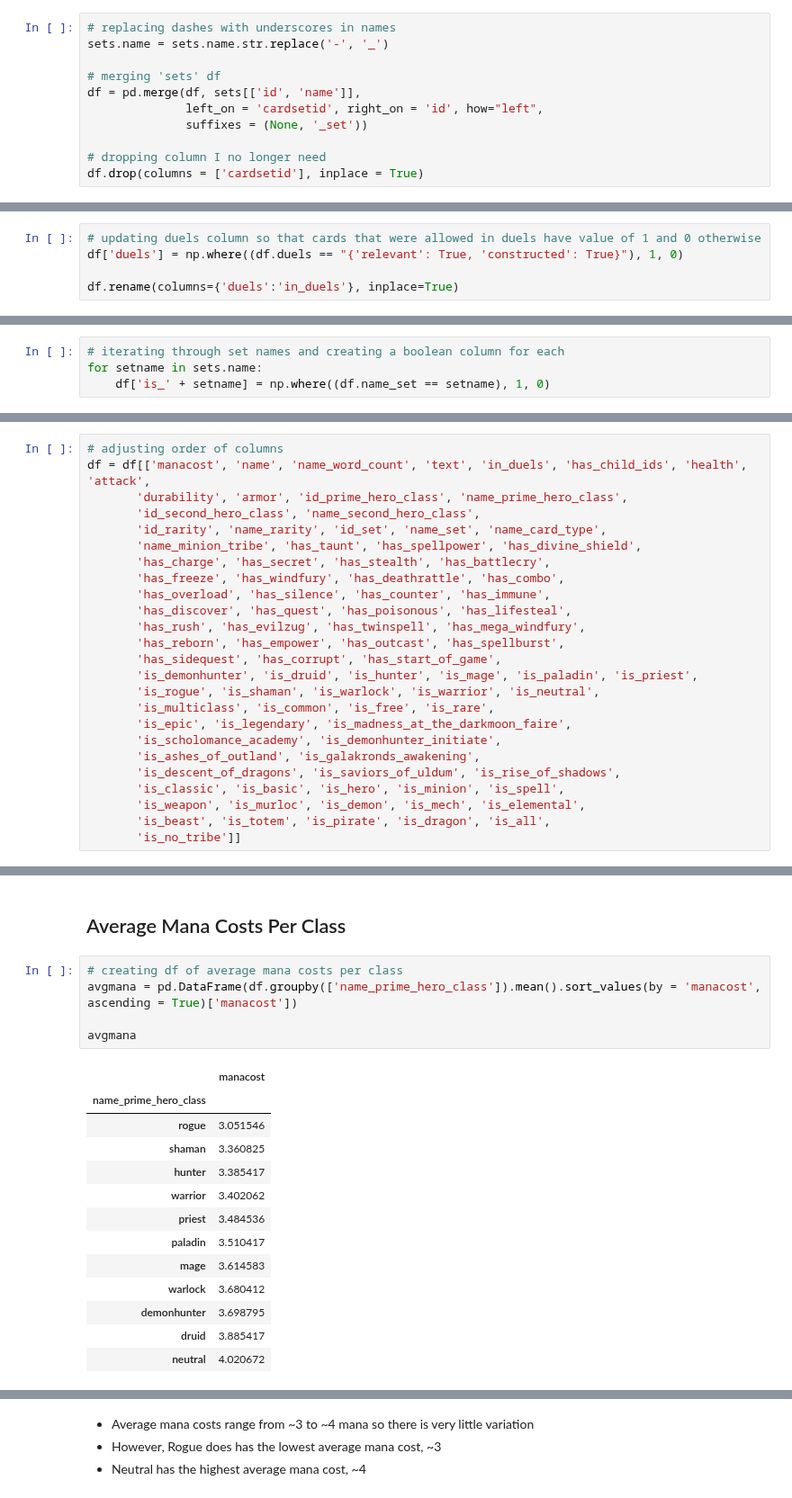
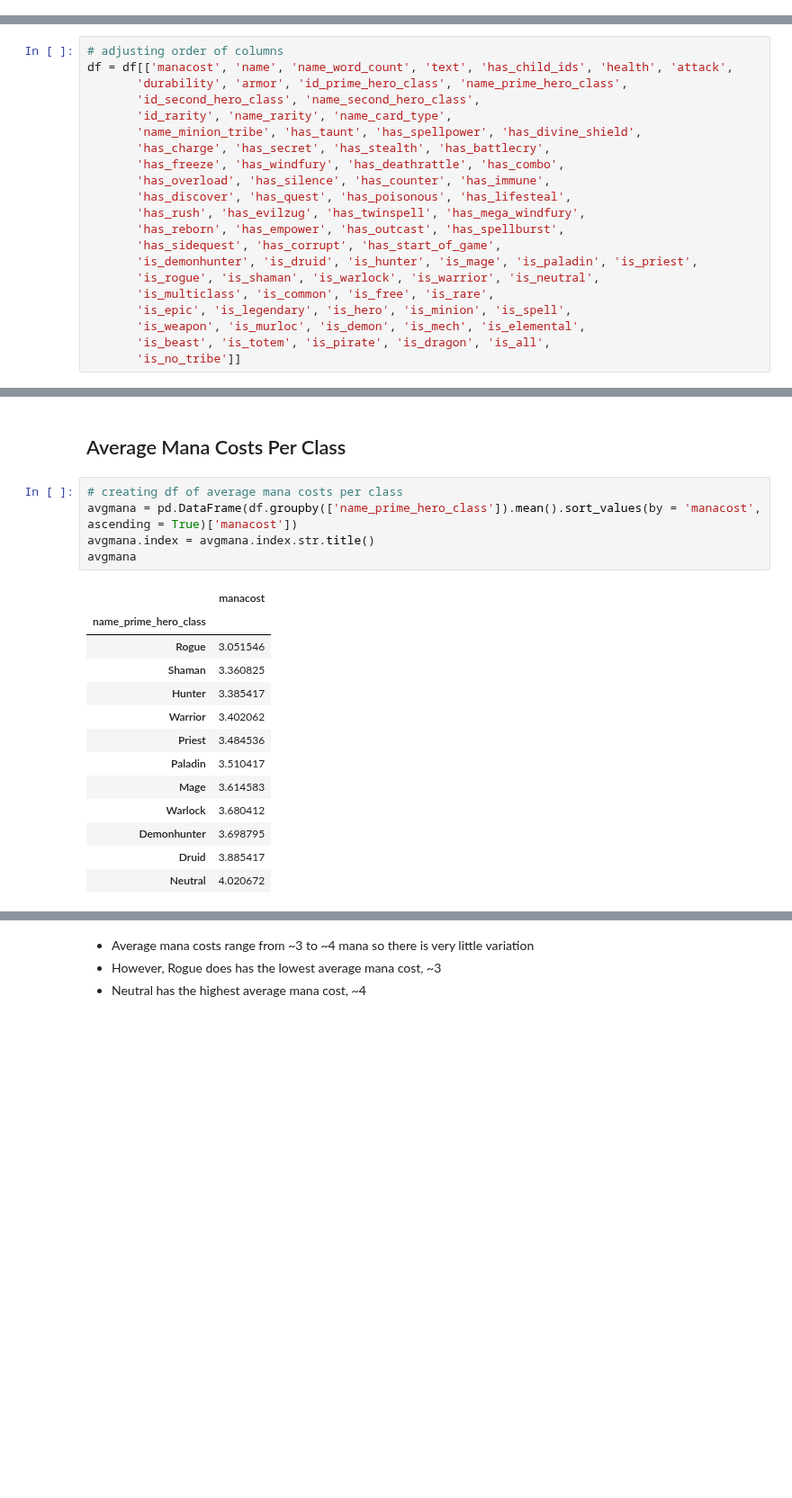
Before and after one commit to SamuelD-Data/hearthstone_project, a Jupyter notebook: hearthstone_project_notebook.ipynb, the cells around one changed output, grey strips where cells are left out. Shown at 90% size. Drawn from its saved outputs; the diff is of its cells as text; blank space fills up the shorter version.

Commit message:
removed "sets" data and "duels" variable

```diff
--- a/hearthstone_project_notebook.ipynb
+++ b/hearthstone_project_notebook.ipynb
@@ -139,14 +134,3 @@ df.drop(columns = ['rarityid'], inplace = True)
-# %%
-# replacing dashes with underscores in names
-sets.name = sets.name.str.replace('-', '_')
-
-# merging 'sets' df
-df = pd.merge(df, sets[['id', 'name']],
-              left_on = 'cardsetid', right_on = 'id', how="left",
-              suffixes = (None, '_set'))
-
-# dropping column I no longer need
-df.drop(columns = ['cardsetid'], inplace = True)
 # %% [markdown]
 ### Merging 'ctypes' DF
 # %%
@@ -293,8 +282,3 @@ Name: duels, dtype: int64
-# %%
-# updating duels column so that cards that were allowed in duels have value of 1 and 0 otherwise
-df['duels'] = np.where((df.duels == "{'relevant': True, 'constructed': True}"), 1, 0)
-
-df.rename(columns={'duels':'in_duels'}, inplace=True)
 # %% [markdown]
 ### Addressing nulls in 'id_minion_type', and 'slug_minion_type' columns
 # %%
@@ -436,7 +442,3 @@ for level in rarities.name:
-# %%
-# iterating through set names and creating a boolean column for each
-for setname in sets.name:
-    df['is_' + setname] = np.where((df.name_set == setname), 1, 0)
 # %% [markdown]
 ### Creating boolean columns for card type
 # %%
@@ -491,10 +493,10 @@ df['name_word_count'] = df.name.apply(lambda x: len(str(x).split(' ')))
 ### Adjusting column order
 # %%
 # adjusting order of columns
-df = df[['manacost', 'name', 'name_word_count', 'text', 'in_duels', 'has_child_ids', 'health', 'attack',
+df = df[['manacost', 'name', 'name_word_count', 'text', 'has_child_ids', 'health', 'attack',
        'durability', 'armor', 'id_prime_hero_class', 'name_prime_hero_class',
        'id_second_hero_class', 'name_second_hero_class',
-       'id_rarity', 'name_rarity', 'id_set', 'name_set', 'name_card_type',
+       'id_rarity', 'name_rarity', 'name_card_type',
        'name_minion_tribe', 'has_taunt', 'has_spellpower', 'has_divine_shield',
        'has_charge', 'has_secret', 'has_stealth', 'has_battlecry',
        'has_freeze', 'has_windfury', 'has_deathrattle', 'has_combo',
@@ -506,11 +508,7 @@ df = df[['manacost', 'name', 'name_word_count', 'text', 'in_duels', 'has_child_i
        'is_demonhunter', 'is_druid', 'is_hunter', 'is_mage', 'is_paladin', 'is_priest',
        'is_rogue', 'is_shaman', 'is_warlock', 'is_warrior', 'is_neutral',
        'is_multiclass', 'is_common', 'is_free', 'is_rare',
-       'is_epic', 'is_legendary', 'is_madness_at_the_darkmoon_faire',
-       'is_scholomance_academy', 'is_demonhunter_initiate',
-       'is_ashes_of_outland', 'is_galakronds_awakening',
-       'is_descent_of_dragons', 'is_saviors_of_uldum', 'is_rise_of_shadows',
-       'is_classic', 'is_basic', 'is_hero', 'is_minion', 'is_spell',
+       'is_epic', 'is_legendary', 'is_hero', 'is_minion', 'is_spell',
        'is_weapon', 'is_murloc', 'is_demon', 'is_mech', 'is_elemental',
        'is_beast', 'is_totem', 'is_pirate', 'is_dragon', 'is_all',
        'is_no_tribe']]
@@ -642,19 +643,19 @@ plt.show()
 # %%
 # creating df of average mana costs per class
 avgmana = pd.DataFrame(df.groupby(['name_prime_hero_class']).mean().sort_values(by = 'manacost', ascending = True)['manacost'])
-
+avgmana.index = avgmana.index.str.title()
 avgmana
 # %% [output]
 |  | manacost |
 | name_prime_hero_class |  |
-| rogue | 3.051546 |
-| shaman | 3.360825 |
-| hunter | 3.385417 |
-| warrior | 3.402062 |
-| priest | 3.484536 |
-| paladin | 3.510417 |
-| mage | 3.614583 |
-| warlock | 3.680412 |
-| demonhunter | 3.698795 |
-| druid | 3.885417 |
-| neutral | 4.020672 |
+| Rogue | 3.051546 |
+| Shaman | 3.360825 |
+| Hunter | 3.385417 |
+| Warrior | 3.402062 |
+| Priest | 3.484536 |
+| Paladin | 3.510417 |
+| Mage | 3.614583 |
+| Warlock | 3.680412 |
+| Demonhunter | 3.698795 |
+| Druid | 3.885417 |
+| Neutral | 4.020672 |
```
Also changed, not shown: parts of 29 cells of this notebook.
